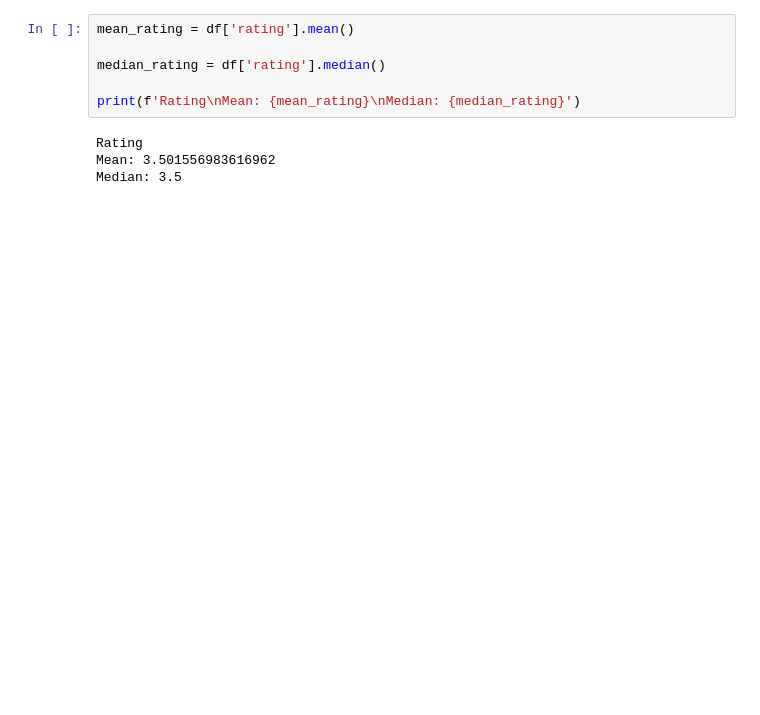
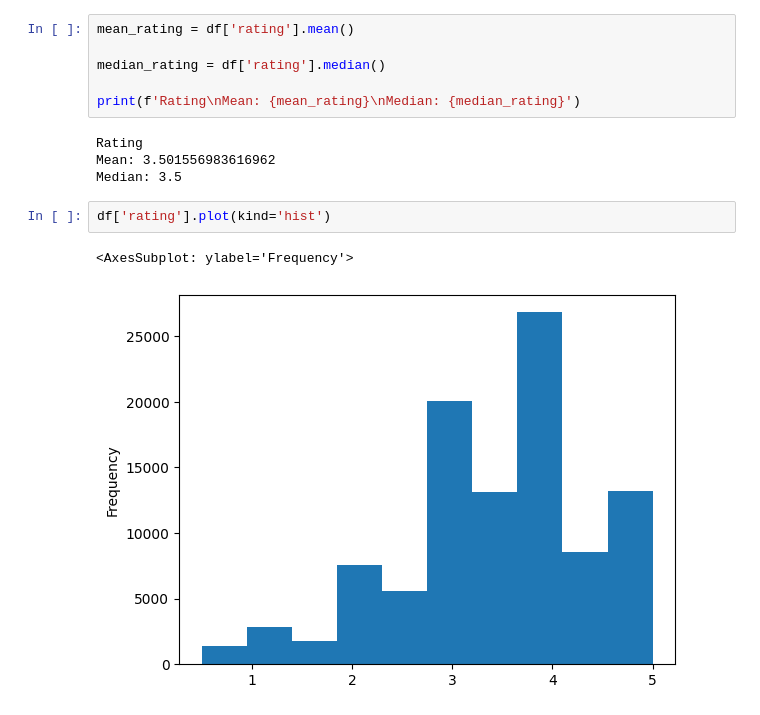
Before and after one commit to Storti-Scatambuli/movies-ratings-analysis, a Jupyter notebook: exploratory-analysis.ipynb, the cells around one changed output. Saved outputs shown, nothing was run; the diff lists cells and outputs as text; blank space fills up the shorter version.

```diff
--- a/exploratory-analysis.ipynb
+++ b/exploratory-analysis.ipynb
@@ -18,4 +49,9 @@ print(f'Rating\nMean: {mean_rating}\nMedian: {median_rating}')
 Rating
 Mean: 3.501556983616962
 Median: 3.5
+# %%
+df['rating'].plot(kind='hist')
+# %% [output]
+<AxesSubplot: ylabel='Frequency'>
+[figure, added]
 # %%
```
Also changed, not shown: parts of 5 cells of this notebook.
